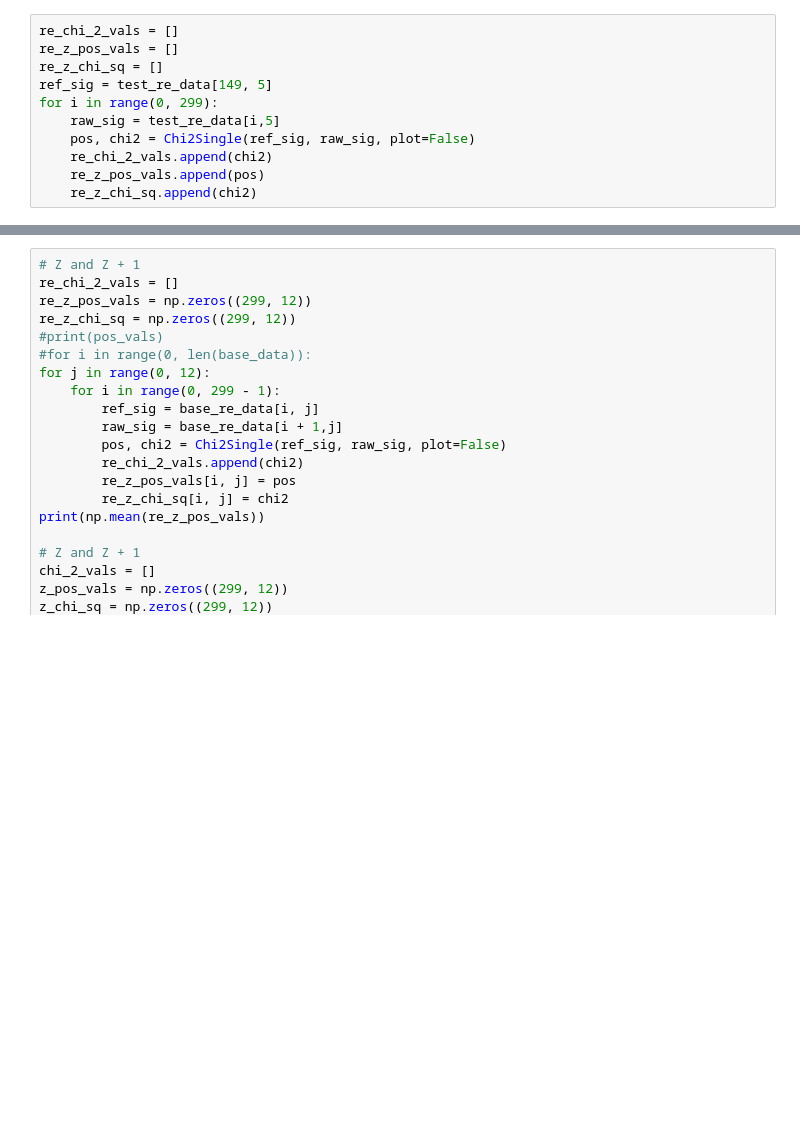
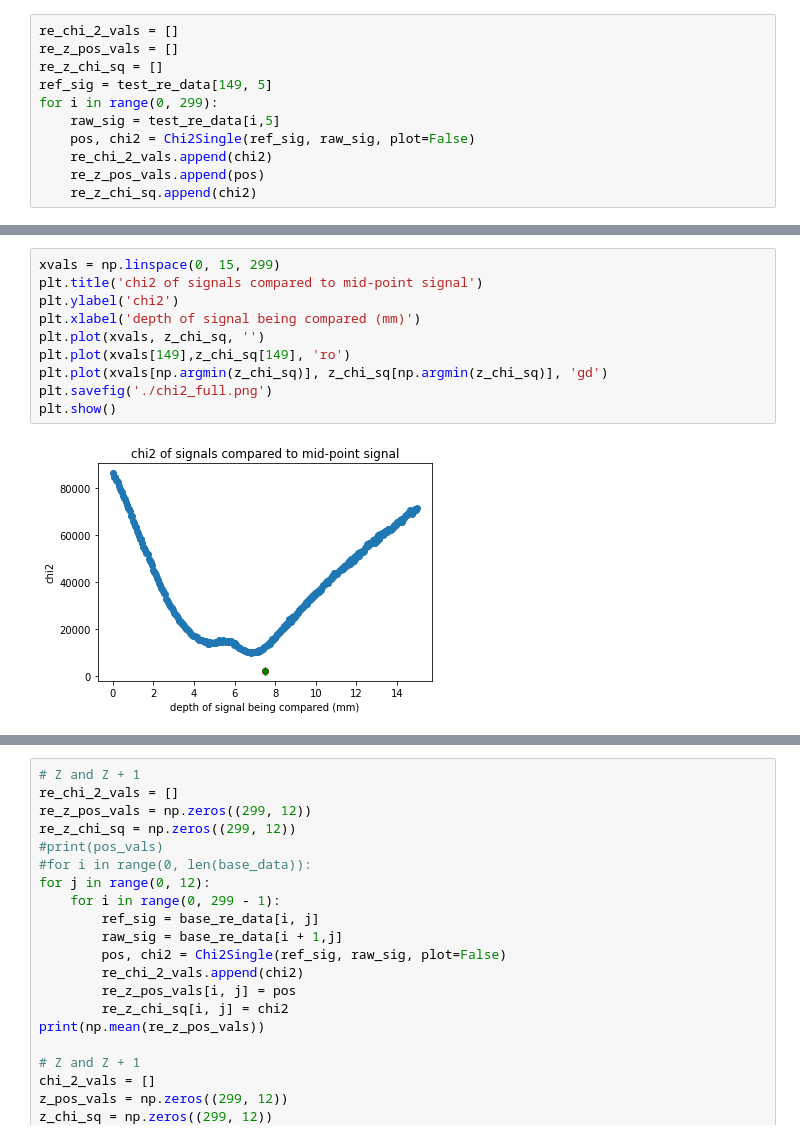
Before and after one commit to jmsz/uhrge_ldrd_posres, a Jupyter notebook: posres.ipynb, the cells around one changed output, grey strips where cells are left out. Drawn from its saved outputs; the diff is of its cells as text; blank space fills up the shorter version.

```diff
--- a/posres.ipynb
+++ b/posres.ipynb
@@ -743,3 +773,15 @@ plt.show()
+# %%
+xvals = np.linspace(0, 15, 299)
+plt.title('chi2 of signals compared to mid-point signal')
+plt.ylabel('chi2')
+plt.xlabel('depth of signal being compared (mm)')
+plt.plot(xvals, z_chi_sq, '')
+plt.plot(xvals[149],z_chi_sq[149], 'ro')
+plt.plot(xvals[np.argmin(z_chi_sq)], z_chi_sq[np.argmin(z_chi_sq)], 'gd')
+plt.savefig('./chi2_full.png')
+plt.show()
+# %% [output]
+[figure, added]
 # %%
 chi_2_vals = []
 z_pos_vals = []
```
Also changed, not shown: parts of 11 cells of this notebook.
